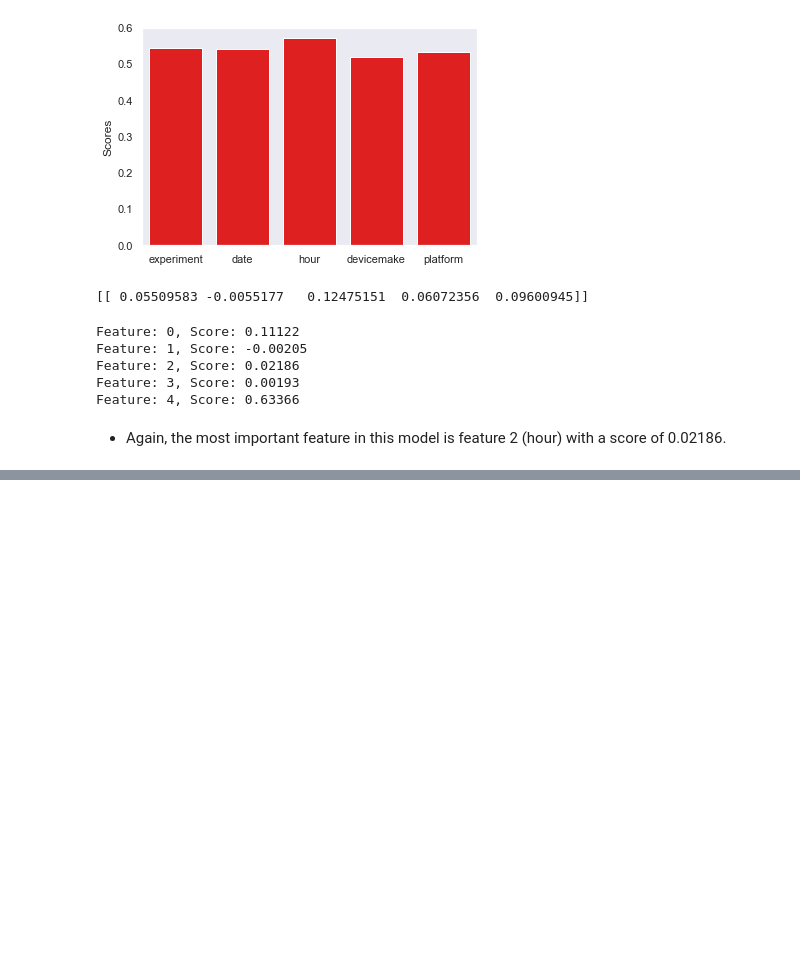
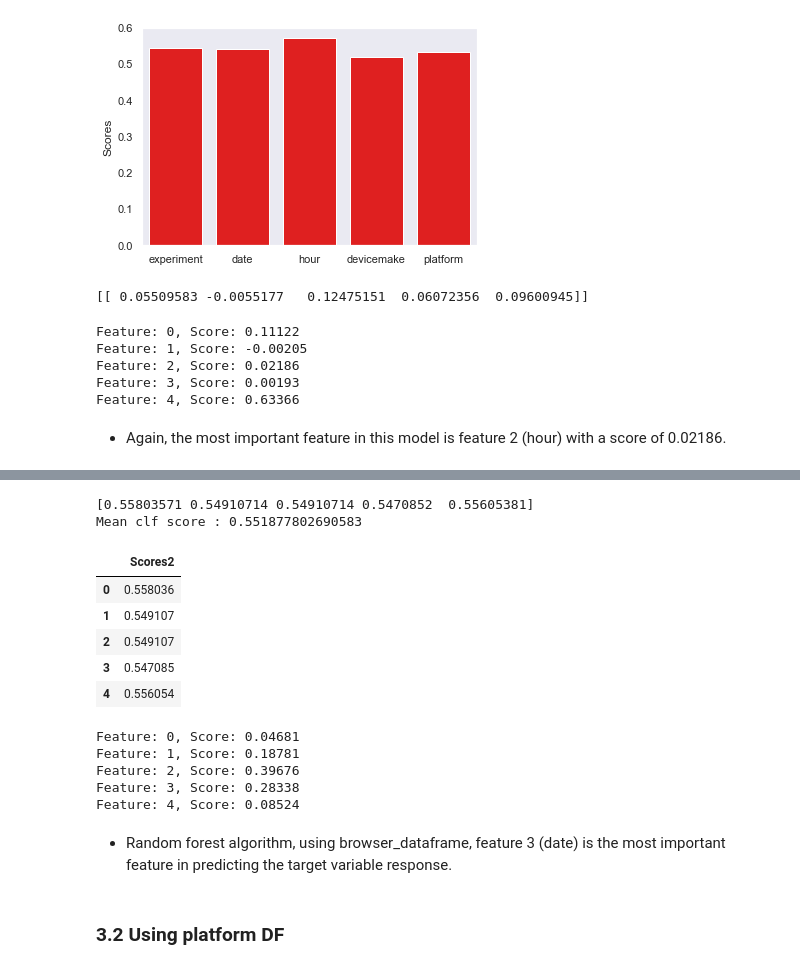
Before and after one commit to Group-6-10Academy/smart_ad_ABtesting, a Jupyter notebook: notebooks/ml_modelling.ipynb, the cells around one changed output, grey strips where cells are left out. Drawn from its saved outputs; the diff is of its cells as text; code cells hidden in the pictures; blank space fills up the shorter version.

```diff
--- a/notebooks/ml_modelling.ipynb
+++ b/notebooks/ml_modelling.ipynb
@@ -788,0 +429,11 @@ As you see XGBoost, Logistic Regression and Bernouilli Naive Bias: give us best
+# %%
+# Define Random forest Model
+rf = RandomForestClassifier()
+# We fit our model with our train data
+rf.fit(X1_train, y1_train)
+# Then predict results from X_test data
+pred_rf = rf.predict(X1_test)
+
+# See First 10 Predictions and They Actual Values
+print("Predicted:", pred_rf[0:10])
+print("Actual:", y1_test[0:10])
@@ -788,0 +453,41 @@ As you see XGBoost, Logistic Regression and Bernouilli Naive Bias: give us best
+# %%
+#Applying k-fold Cross validation on random forest
+clf = RandomForestClassifier()
+clf.fit(X1_train,y1_train)
+clf_scores=cross_val_score(estimator=clf,X=X1_train,y=y1_train,cv=5,scoring='accuracy')
+print(clf_scores)
+print('Mean clf score :',clf_scores.mean())
+# %% [output]
+[0.55803571 0.54910714 0.54910714 0.5470852  0.55605381]
+Mean clf score : 0.551877802690583
+# %%
+scores2 = pd.DataFrame(clf_scores,columns=['Scores2']) # saving the results into pandas dataframe
+scores2.head()
+# %% [output]
+|  | Scores2 |
+| 0 | 0.558036 |
+| 1 | 0.549107 |
+| 2 | 0.549107 |
+| 3 | 0.547085 |
+| 4 | 0.556054 |
+# %%
+# define the model
+model = RandomForestClassifier()
+# fit the model
+model.fit(X1, y1)
+# get importance
+importance = model.feature_importances_
+# summarize feature importance
+for i,v in enumerate(importance):
+    print('Feature: %0d, Score: %.5f' % (i,v))
+# plot feature importance
+# %% [output]
+Feature: 0, Score: 0.04681
+Feature: 1, Score: 0.18781
+Feature: 2, Score: 0.39676
+Feature: 3, Score: 0.28338
+Feature: 4, Score: 0.08524
+# %% [markdown]
+* Random forest algorithm, using browser_dataframe, feature 3 (date) is the most important feature in predicting the target variable response.
+# %% [markdown]
+### 3.2 Using platform DF
```
Also changed, not shown: parts of 64 cells of this notebook.
